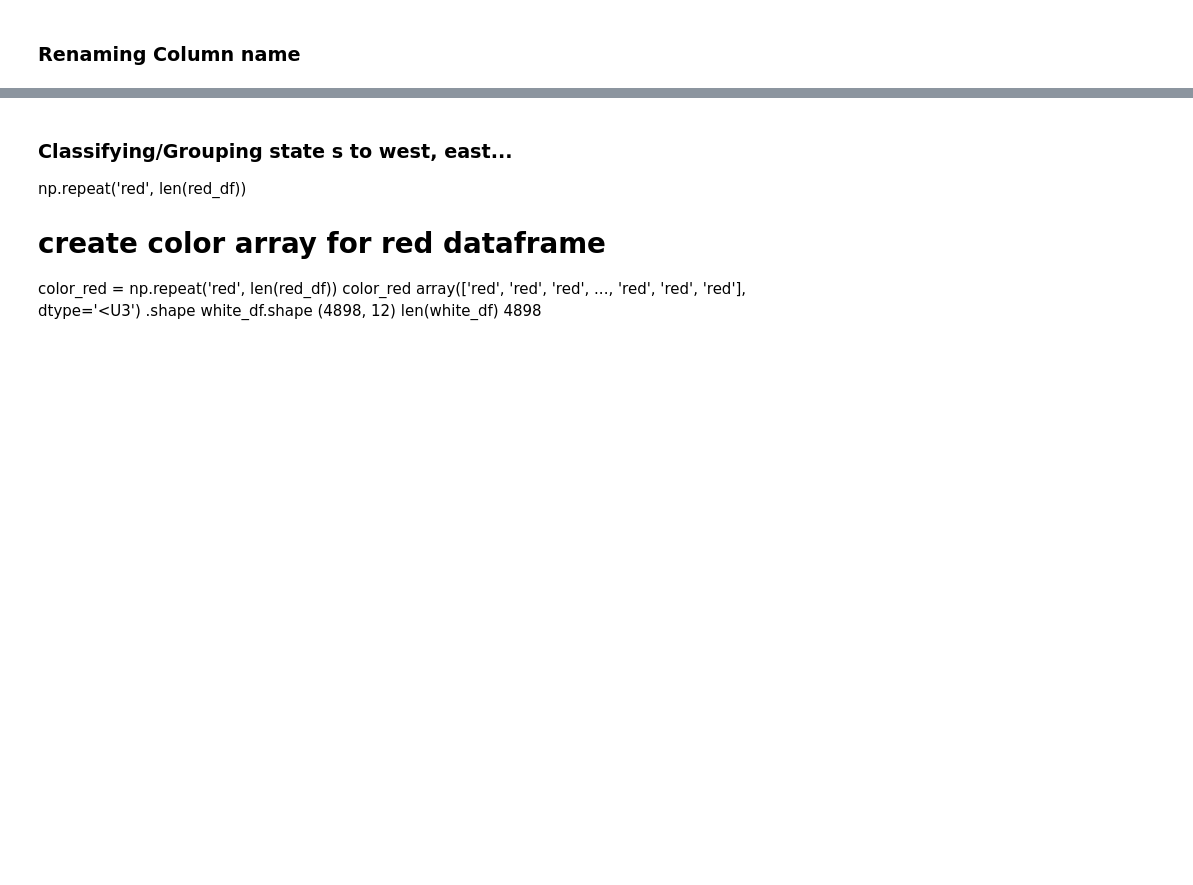
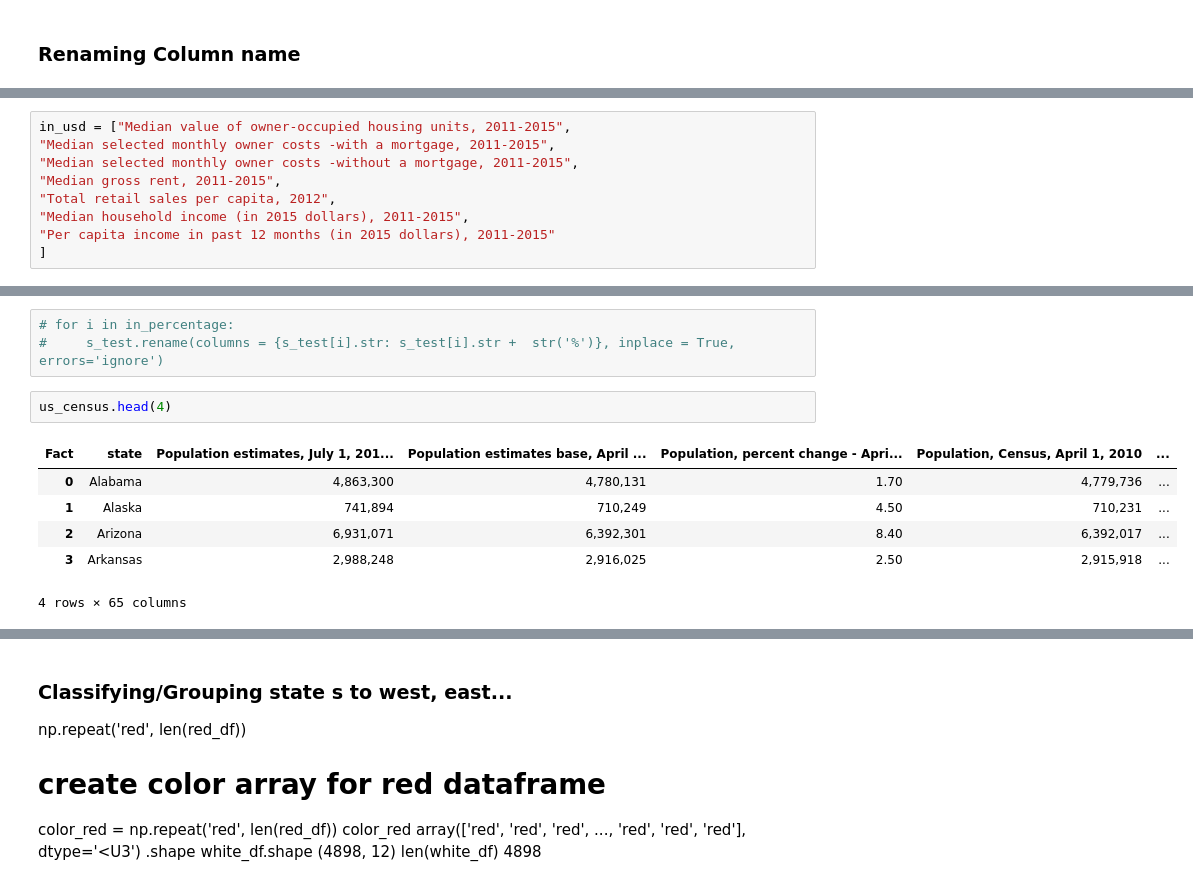
Before and after one commit to Rvd001/ALX, a Jupyter notebook: data-analysis-project-1.ipynb, the cells around one changed output, grey strips where cells are left out. Drawn from its saved outputs; the diff is of its cells as text; blank space fills up the shorter version.

```diff
--- a/data-analysis-project-1.ipynb
+++ b/data-analysis-project-1.ipynb
@@ -500,0 +912,9 @@ Index(['Population estimates, July 1, 2016,  (V2016)',
+# %%
+in_usd = ["Median value of owner-occupied housing units, 2011-2015",
+"Median selected monthly owner costs -with a mortgage, 2011-2015",
+"Median selected monthly owner costs -without a mortgage, 2011-2015",
+"Median gross rent, 2011-2015",
+"Total retail sales per capita, 2012",
+"Median household income (in 2015 dollars), 2011-2015",
+"Per capita income in past 12 months (in 2015 dollars), 2011-2015"
+]
@@ -500,0 +984,12 @@ Index(['Population estimates, July 1, 2016,  (V2016)',
+# %%
+# for i in in_percentage:
+#     s_test.rename(columns = {s_test[i].str: s_test[i].str +  str('%')}, inplace = True, errors='ignore')
+# %%
+us_census.head(4)
+# %% [output]
+| Fact | state | Population estimates, July 1, 201... | Population estimates base, April ... | Population, percent change - Apri... | Population, Census, April 1, 2010 | ... |
+| 0 | Alabama | 4,863,300 | 4,780,131 | 1.70 | 4,779,736 | ... |
+| 1 | Alaska | 741,894 | 710,249 | 4.50 | 710,231 | ... |
+| 2 | Arizona | 6,931,071 | 6,392,301 | 8.40 | 6,392,017 | ... |
+| 3 | Arkansas | 2,988,248 | 2,916,025 | 2.50 | 2,915,918 | ... |
+4 rows × 65 columns
```
Also changed, not shown: parts of 68 cells of this notebook.
